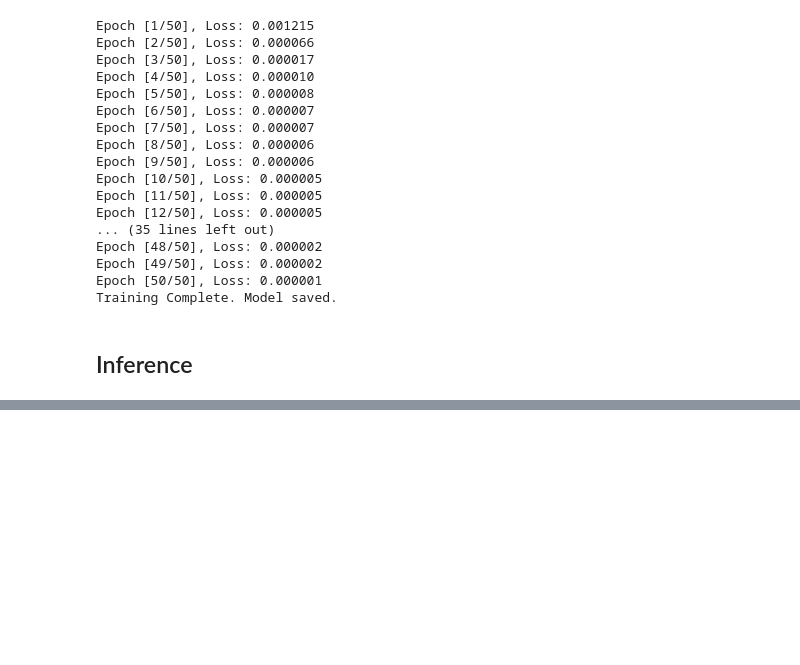
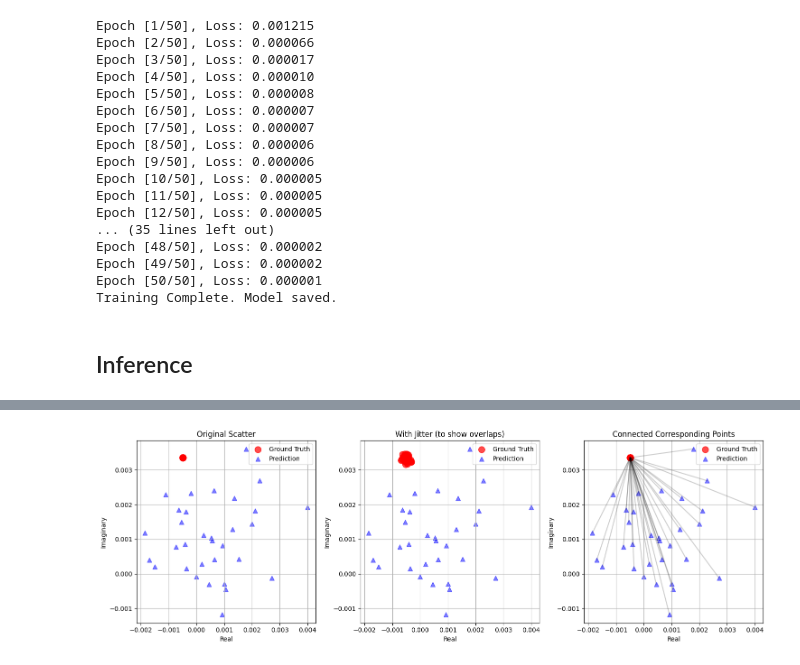
Before and after one commit to muhd-umer/n-grf, a Jupyter notebook: notebooks/mlp.ipynb, the cells around one changed output, grey strips where cells are left out. Cells and saved outputs as stored; diff of their text form; code cells hidden in the pictures; blank space fills up the shorter version.

```diff
--- a/notebooks/mlp.ipynb
+++ b/notebooks/mlp.ipynb
@@ -132,0 +293,81 @@ Training Complete. Model saved.
+# %%
+import torch
+import matplotlib.pyplot as plt
+import numpy as np
+
+# Load one batch
+batch = next(iter(test_dataloader))
+rx_positions = batch["rx_position"].to(device)
+channel_matrix = batch["channel_matrix"].to(device)
+
+with torch.no_grad():
+    predicted_channel = model(rx_positions)
+
+# Take one sample
+sample_idx = 0
+
+# Get ground truth and predictions
+gt = channel_matrix[sample_idx].cpu().numpy()  # Shape: [16, 2, 2]
+pred = predicted_channel[sample_idx].cpu().numpy()  # Shape: [16, 2, 2]
+
+# Flatten the points
+gt_real = gt[..., 0].flatten()
+gt_imag = gt[..., 1].flatten()
+pred_real = pred[..., 0].flatten()
+pred_imag = pred[..., 1].flatten()
+
+# Print point counts
+print(f"Number of ground truth points: {len(gt_real)}")
+print(f"Number of predicted points: {len(pred_real)}")
+
+# Print some statistics
+print("\nGround Truth unique values:")
+print(f"Unique real values: {len(np.unique(gt_real))}")
+print(f"Unique imag values: {len(np.unique(gt_imag))}")
+
+# Create figure
+plt.figure(figsize=(15, 5))
+
+# Plot 1: Original scatter
+plt.subplot(1, 3, 1)
+plt.scatter(gt_real, gt_imag, color='red', marker='o', label='Ground Truth', alpha=0.7, s=100)
+plt.scatter(pred_real, pred_imag, color='blue', marker='^', label='Prediction', alpha=0.5, s=50)
+plt.title("Original Scatter")
+plt.xlabel("Real")
+plt.ylabel("Imaginary")
+plt.grid(True)
+plt.legend()
+
+# Plot 2: With slight jitter to show overlapping points
+plt.subplot(1, 3, 2)
+jitter = 0.0001  # Small amount of random noise
+plt.scatter(gt_real + np.random.randn(*gt_real.shape)*jitter,
+           gt_imag + np.random.randn(*gt_imag.shape)*jitter,
+           color='red', marker='o', label='Ground Truth', alpha=0.7, s=100)
+plt.scatter(pred_real, pred_imag, color='blue', marker='^', label='Prediction', alpha=0.5, s=50)
+plt.title("With Jitter (to show overlaps)")
+plt.xlabel("Real")
+plt.ylabel("Imaginary")
+plt.grid(True)
+plt.legend()
+
+# Plot 3: Sequential lines connecting corresponding points
+plt.subplot(1, 3, 3)
+for i in range(len(gt_real)):
+    plt.plot([gt_real[i], pred_real[i]], [gt_imag[i], pred_imag[i]], 'k-', alpha=0.2)
+plt.scatter(gt_real, gt_imag, color='red', marker='o', label='Ground Truth', alpha=0.7, s=100)
+plt.scatter(pred_real, pred_imag, color='blue', marker='^', label='Prediction', alpha=0.5, s=50)
+plt.title("Connected Corresponding Points")
+plt.xlabel("Real")
+plt.ylabel("Imaginary")
+plt.grid(True)
+plt.legend()
+
+plt.tight_layout()
+plt.show()
+
+# Print some example values to show clustering
+print("\nExample ground truth values (first 10 points):")
+for i in range(10):
+    print(f"Point {i}: Real={gt_real[i]:.6f}, Imag={gt_imag[i]:.6f}")
+# %% [output]
@@ -132,0 +380 @@ Training Complete. Model saved.
+[figure, added]
```
Also changed, not shown: parts of 3 cells of this notebook.
